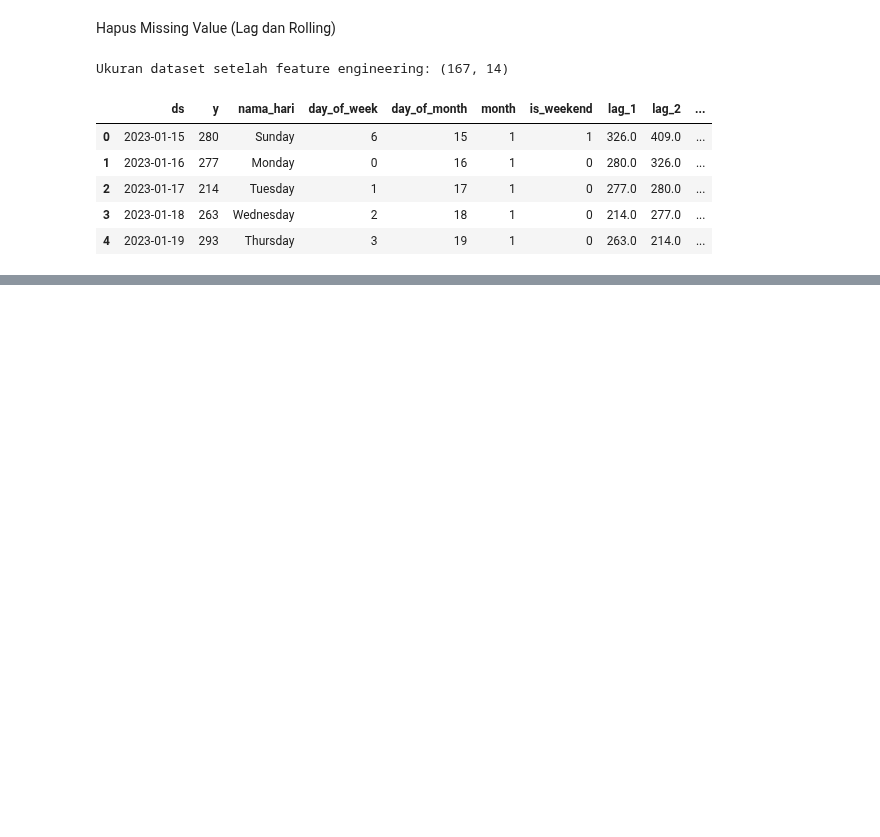
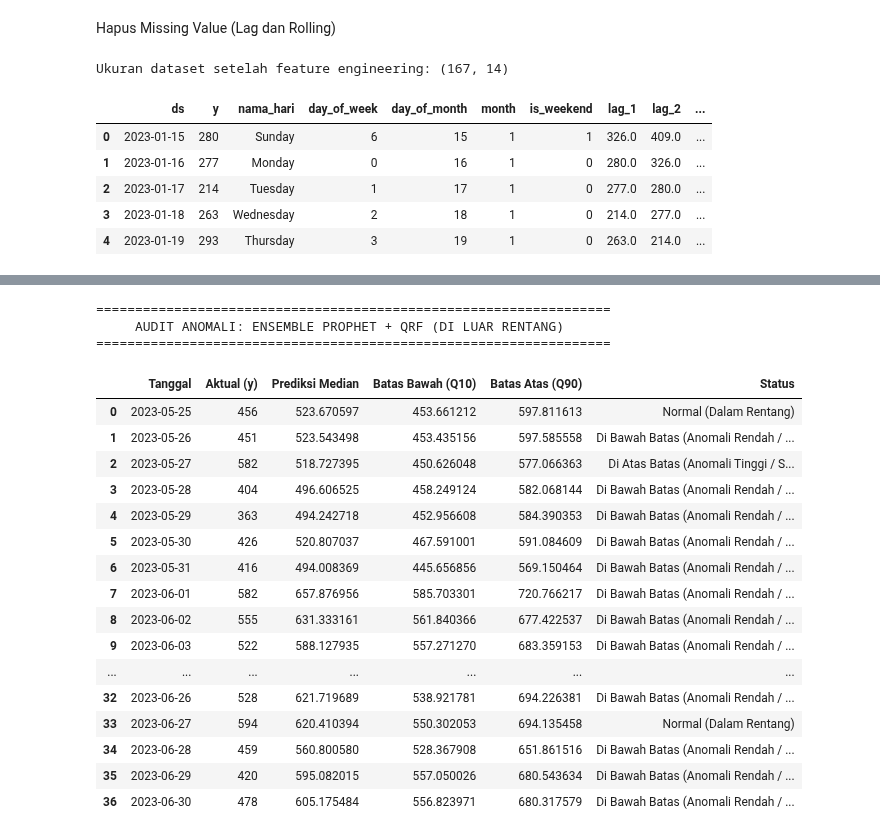
Before and after one commit to steffanymarcellia046/ProjectETSMachineLearning, a Jupyter notebook: MODEL_QRF.ipynb, the cells around one changed output, grey strips where cells are left out. Drawn from its saved outputs; the diff is of its cells as text; code cells hidden in the pictures; blank space fills up the shorter version.

```diff
--- a/MODEL_QRF.ipynb
+++ b/MODEL_QRF.ipynb
@@ -839,0 +613,53 @@ MPIW  : 155.4329
+# %%
+import pandas as pd
+
+# 1. Pastikan variabel prediksi rentang Prophet sudah ada
+# (y_pred_lower, y_pred_median, y_pred_upper, dan test_df)
+
+df_audit_prophet = pd.DataFrame({
+    'Tanggal': pd.to_datetime(test_df['ds']),
+    'Aktual (y)': test_df['y'].values,
+    'Prediksi Median': y_pred_median,
+    'Batas Bawah (Q10)': y_pred_lower,
+    'Batas Atas (Q90)': y_pred_upper
+})
+
+# 2. Fungsi penentuan status posisi aktual terhadap rentang QRF
+def check_status_prophet(row):
+    if row['Aktual (y)'] > row['Batas Atas (Q90)']:
+        return 'Di Atas Batas (Anomali Tinggi / Spike)'
+    elif row['Aktual (y)'] < row['Batas Bawah (Q10)']:
+        return 'Di Bawah Batas (Anomali Rendah / Drop)'
+    else:
+        return 'Normal (Dalam Rentang)'
+
+df_audit_prophet['Status'] = df_audit_prophet.apply(check_status_prophet, axis=1)
+
+# 3. Filter khusus hari-hari yang berada DI LUAR rentang (Anomali)
+df_anomali_prophet = df_audit_prophet[df_audit_prophet['Status'] != 'Normal']
+
+print("\n==================================================================")
+print("     AUDIT ANOMALI: ENSEMBLE PROPHET + QRF (DI LUAR RENTANG)       ")
+print("==================================================================")
+display(df_anomali_prophet.reset_index(drop=True))
+# %% [output]
+==================================================================
+     AUDIT ANOMALI: ENSEMBLE PROPHET + QRF (DI LUAR RENTANG)
+==================================================================
+|  | Tanggal | Aktual (y) | Prediksi Median | Batas Bawah (Q10) | Batas Atas (Q90) | Status |
+| 0 | 2023-05-25 | 456 | 523.670597 | 453.661212 | 597.811613 | Normal (Dalam Rentang) |
+| 1 | 2023-05-26 | 451 | 523.543498 | 453.435156 | 597.585558 | Di Bawah Batas (Anomali Rendah / ... |
+| 2 | 2023-05-27 | 582 | 518.727395 | 450.626048 | 577.066363 | Di Atas Batas (Anomali Tinggi / S... |
+| 3 | 2023-05-28 | 404 | 496.606525 | 458.249124 | 582.068144 | Di Bawah Batas (Anomali Rendah / ... |
+| 4 | 2023-05-29 | 363 | 494.242718 | 452.956608 | 584.390353 | Di Bawah Batas (Anomali Rendah / ... |
+| 5 | 2023-05-30 | 426 | 520.807037 | 467.591001 | 591.084609 | Di Bawah Batas (Anomali Rendah / ... |
+| 6 | 2023-05-31 | 416 | 494.008369 | 445.656856 | 569.150464 | Di Bawah Batas (Anomali Rendah / ... |
+| 7 | 2023-06-01 | 582 | 657.876956 | 585.703301 | 720.766217 | Di Bawah Batas (Anomali Rendah / ... |
+| 8 | 2023-06-02 | 555 | 631.333161 | 561.840366 | 677.422537 | Di Bawah Batas (Anomali Rendah / ... |
+| 9 | 2023-06-03 | 522 | 588.127935 | 557.271270 | 683.359153 | Di Bawah Batas (Anomali Rendah / ... |
+| ... | ... | ... | ... | ... | ... | ... |
+| 32 | 2023-06-26 | 528 | 621.719689 | 538.921781 | 694.226381 | Di Bawah Batas (Anomali Rendah / ... |
+| 33 | 2023-06-27 | 594 | 620.410394 | 550.302053 | 694.135458 | Normal (Dalam Rentang) |
+| 34 | 2023-06-28 | 459 | 560.800580 | 528.367908 | 651.861516 | Di Bawah Batas (Anomali Rendah / ... |
+| 35 | 2023-06-29 | 420 | 595.082015 | 557.050026 | 680.543634 | Di Bawah Batas (Anomali Rendah / ... |
+| 36 | 2023-06-30 | 478 | 605.175484 | 556.823971 | 680.317579 | Di Bawah Batas (Anomali Rendah / ... |
```
Also changed, not shown: parts of 27 cells of this notebook.
